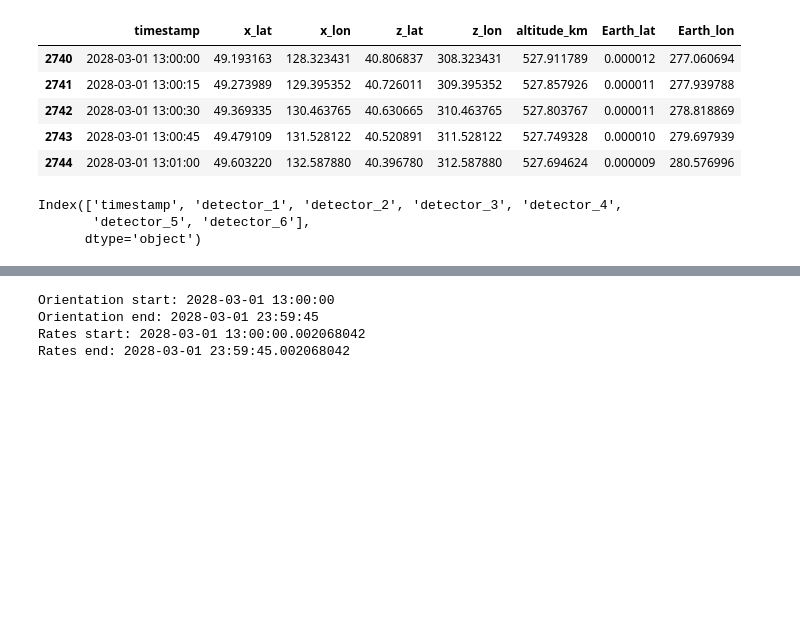
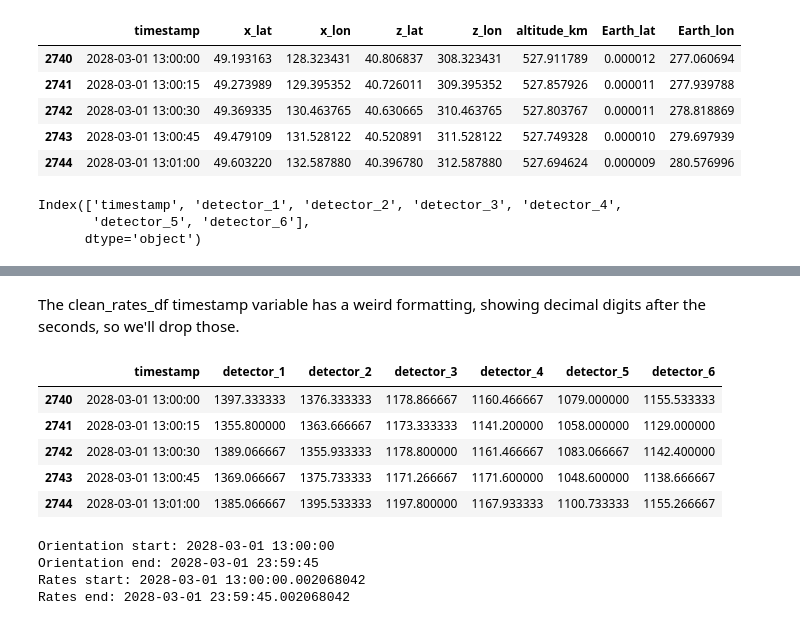
Before and after one commit to ClotanPaul/AI_industry, a Jupyter notebook: Project/EDA.ipynb, the cells around one changed output, grey strips where cells are left out. Drawn from its saved outputs; the diff is of its cells as text; code cells hidden in the pictures; blank space fills up the shorter version.

```diff
--- a/Project/EDA.ipynb
+++ b/Project/EDA.ipynb
@@ -93,6 +94,18 @@ clean_rates_df.head()
 | 2742 | 2028-03-01 13:00:30.002068042 | 1389.066667 | 1355.933333 | 1178.800000 | 1161.466667 | 1083.066667 | 1142.400000 |
 | 2743 | 2028-03-01 13:00:45.002068042 | 1369.066667 | 1375.733333 | 1171.266667 | 1171.600000 | 1048.600000 | 1138.666667 |
 | 2744 | 2028-03-01 13:01:00.002068042 | 1385.066667 | 1395.533333 | 1197.800000 | 1167.933333 | 1100.733333 | 1155.266667 |
+# %% [markdown]
+The clean_rates_df timestamp variable has a weird formatting, showing decimal digits after the seconds, so we'll drop those.
+# %%
+clean_rates_df["timestamp"] = clean_rates_df["timestamp"].dt.round("s")
+clean_rates_df.head()
+# %% [output]
+|  | timestamp | detector_1 | detector_2 | detector_3 | detector_4 | detector_5 | detector_6 |
+| 2740 | 2028-03-01 13:00:00 | 1397.333333 | 1376.333333 | 1178.866667 | 1160.466667 | 1079.000000 | 1155.533333 |
+| 2741 | 2028-03-01 13:00:15 | 1355.800000 | 1363.666667 | 1173.333333 | 1141.200000 | 1058.000000 | 1129.000000 |
+| 2742 | 2028-03-01 13:00:30 | 1389.066667 | 1355.933333 | 1178.800000 | 1161.466667 | 1083.066667 | 1142.400000 |
+| 2743 | 2028-03-01 13:00:45 | 1369.066667 | 1375.733333 | 1171.266667 | 1171.600000 | 1048.600000 | 1138.666667 |
+| 2744 | 2028-03-01 13:01:00 | 1385.066667 | 1395.533333 | 1197.800000 | 1167.933333 | 1100.733333 | 1155.266667 |
 # %%
 # Check time ranges
 print("Orientation start:", ori_df['timestamp'].min())
```
Also changed, not shown: parts of 7 cells of this notebook.
